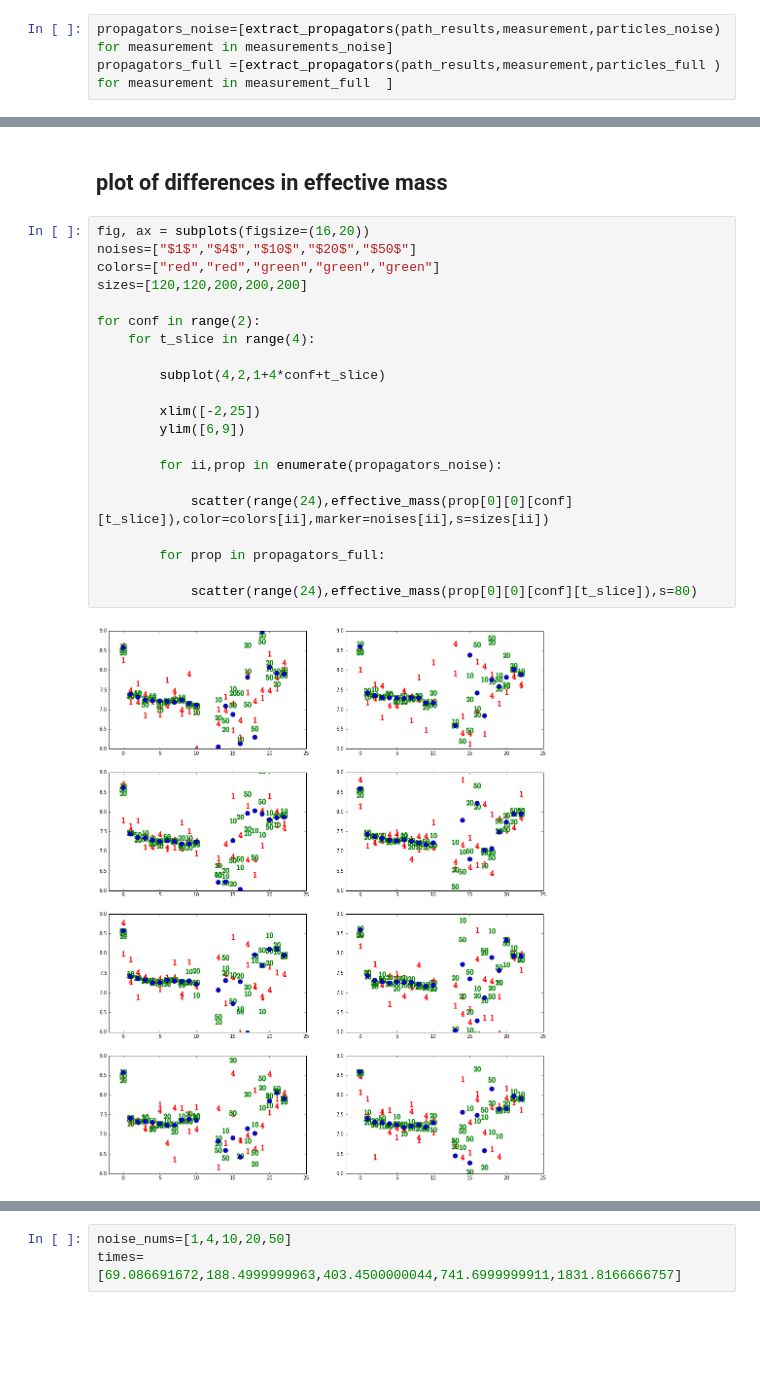
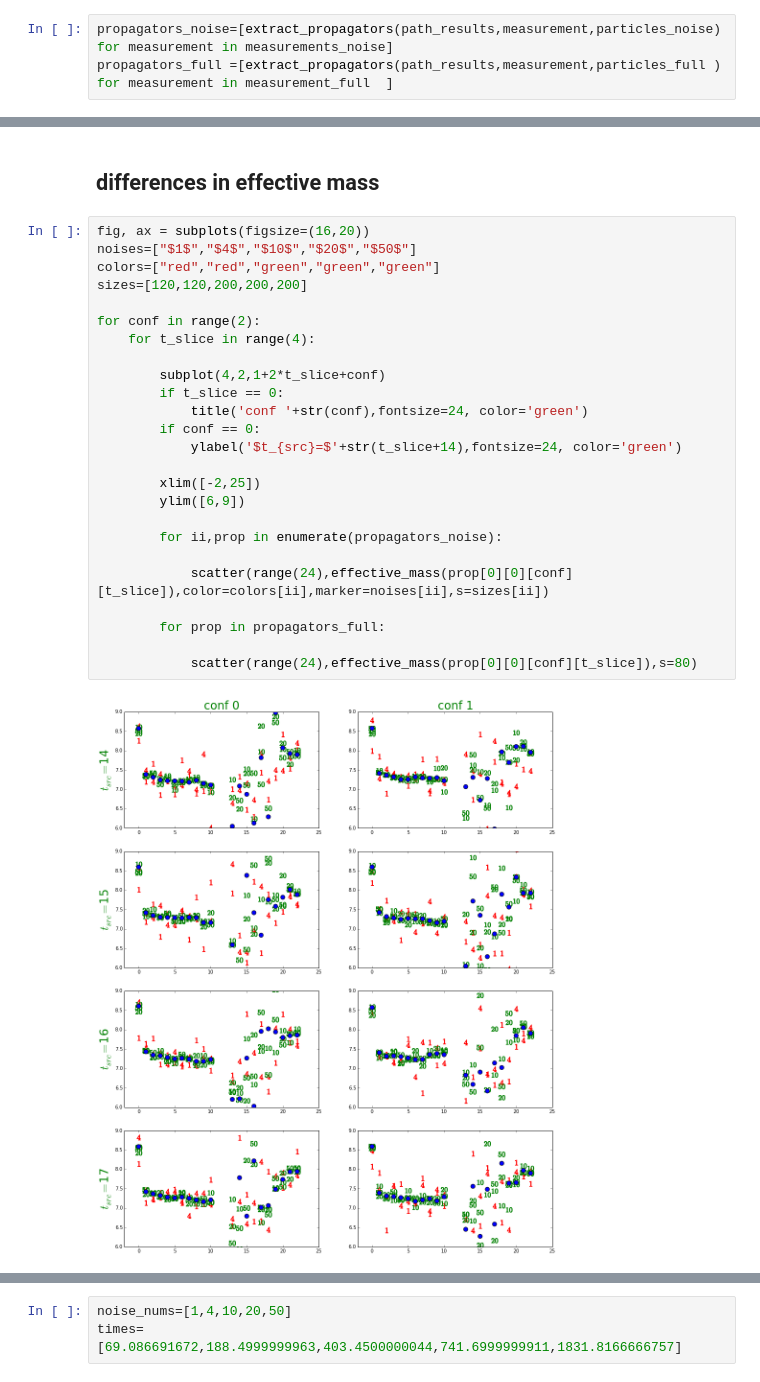
Before and after one commit to vojtak/lqcd_analysis, a Jupyter notebook: 02-13-noise_analysis.ipynb, the cells around one changed output, grey strips where cells are left out. Cells and saved outputs as stored; diff of their text form; blank space fills up the shorter version.

```diff
--- a/02-13-noise_analysis.ipynb
+++ b/02-13-noise_analysis.ipynb
@@ -144,26 +142,30 @@ for t_s in range(24):
 # %% [markdown]
-## plot of differences in effective mass
+## differences in effective mass
 # %%
 fig, ax = subplots(figsize=(16,20))
 noises=["$1$","$4$","$10$","$20$","$50$"]
 colors=["red","red","green","green","green"]
 sizes=[120,120,200,200,200]
 
 for conf in range(2):
     for t_slice in range(4):
 
-        subplot(4,2,1+4*conf+t_slice)
+        subplot(4,2,1+2*t_slice+conf)
+        if t_slice == 0:
+            title('conf '+str(conf),fontsize=24, color='green')
+        if conf == 0:
+            ylabel('$t_{src}=$'+str(t_slice+14),fontsize=24, color='green')
 
         xlim([-2,25])
         ylim([6,9])
 
         for ii,prop in enumerate(propagators_noise):
 
             scatter(range(24),effective_mass(prop[0][0][conf][t_slice]),color=colors[ii],marker=noises[ii],s=sizes[ii])
 
         for prop in propagators_full:
 
             scatter(range(24),effective_mass(prop[0][0][conf][t_slice]),s=80)
 # %% [output]
-[figure, old version]
+[figure, new version]
 # %% [markdown]
```
Also changed, not shown: parts of 12 cells of this notebook, 1 other file.
